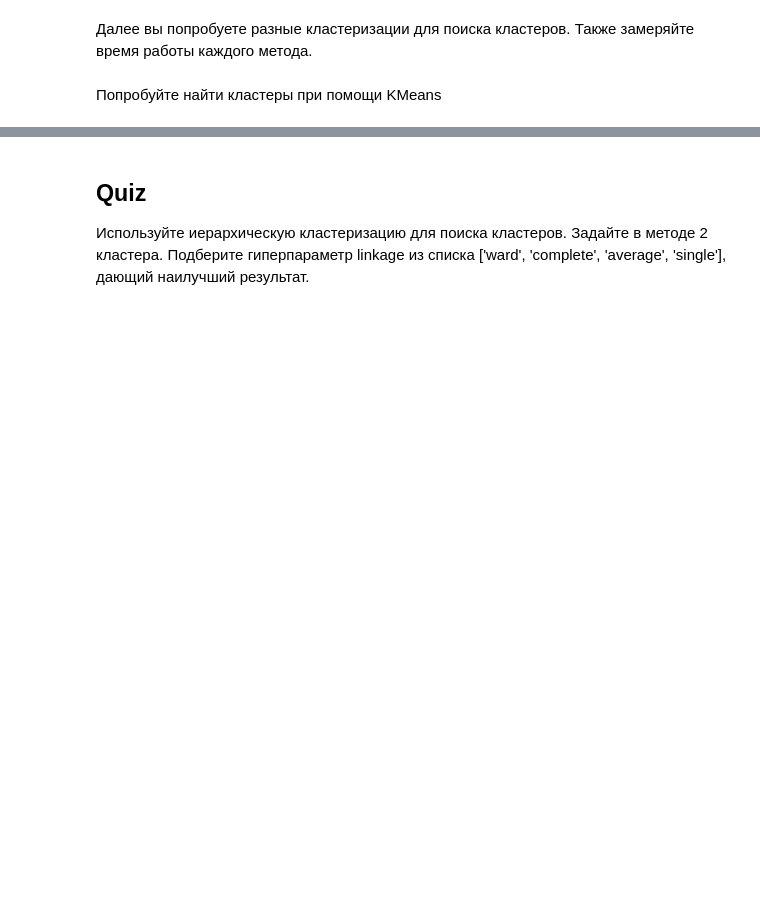
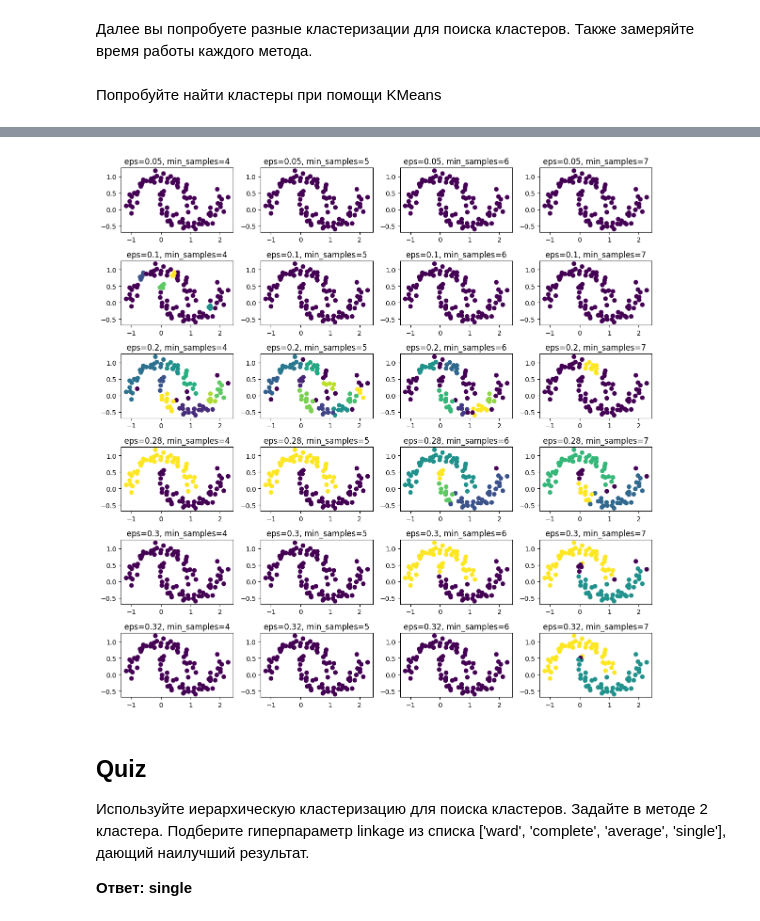
Before and after one commit to psaw/hse-ai24-ml, a Jupyter notebook: Hometask_Clustering.ipynb, the cells around one changed output, grey strips where cells are left out. Saved outputs shown, nothing was run; the diff lists cells and outputs as text; code cells hidden in the pictures; blank space fills up the shorter version.

```diff
--- a/Hometask_Clustering.ipynb
+++ b/Hometask_Clustering.ipynb
@@ -125,5 +191,32 @@ plt.scatter(X[:,0], X[:,1], c=y)
+# %%
+# ваш код здесь
+from sklearn.cluster import DBSCAN
+import numpy as np
+
+# Создадим сетку параметров
+eps_values = [0.05, 0.1, 0.2, 0.28, 0.3, 0.32]
+min_samples_values = [4, 5, 6, 7]
+
+fig = plt.figure(figsize=(12, 12))
+i = 0
+
+# Перебираем все комбинации параметров
+for eps in eps_values:
+    for min_samples in min_samples_values:
+        dbscan = DBSCAN(eps=eps, min_samples=min_samples)
+        labels = dbscan.fit_predict(X)
+        i += 1
+        plt.subplot(len(eps_values), len(min_samples_values), i)
+        plt.scatter(X[:,0], X[:,1], c=labels)
+        plt.title(f'eps={eps}, min_samples={min_samples}')
+plt.tight_layout()
+plt.show()
+# %% [output]
+[figure, added]
 # %% [markdown]
 ## Quiz
 
 Используйте иерархическую кластеризацию для поиска кластеров.
 Задайте в методе 2 кластера. Подберите гиперпараметр linkage из списка ['ward', 'complete', 'average', 'single'], дающий наилучший результат.
+
+**Ответ: single**
```
Also changed, not shown: parts of 22 cells of this notebook.
